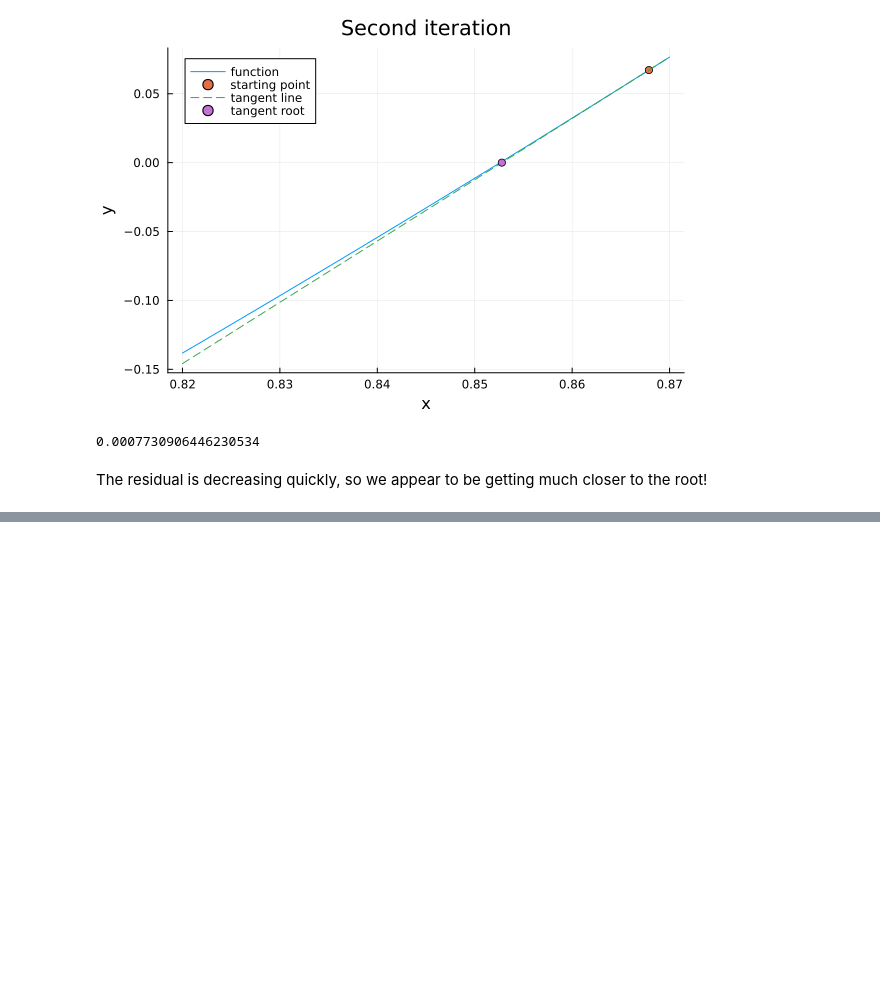
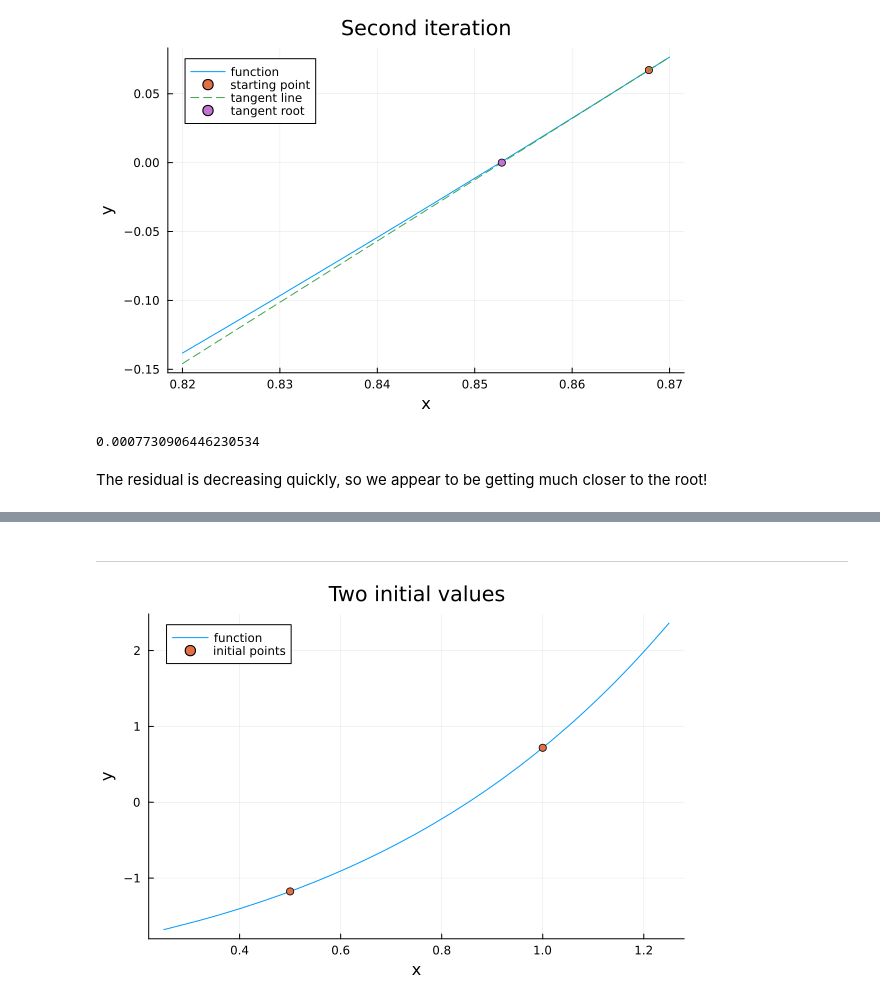
Before and after one commit to jamiehadd/164-ScientificComputing, a Jupyter notebook: Lecture10/Lecture10.ipynb, the cells around one changed output, grey strips where cells are left out. Saved outputs shown, nothing was run; the diff lists cells and outputs as text; code cells hidden in the pictures; blank space fills up the shorter version.

```diff
--- a/Lecture10/Lecture10.ipynb
+++ b/Lecture10/Lecture10.ipynb
@@ -160,0 +356,8 @@ We can rewrite the update in terms of the $\epsilon$s as $$\epsilon_{k+1} + r =
+# %% [markdown]
+---
+# %%
+x1 = 1; y1 = f(x1);
+x2 = 0.5; y2 = f(x2);
+scatter!([x1, x2],[y1, y2], label="initial points", title="Two initial values")
+# %% [output]
+[figure, added]
```
Also changed, not shown: parts of 34 cells of this notebook, 3 other files.
